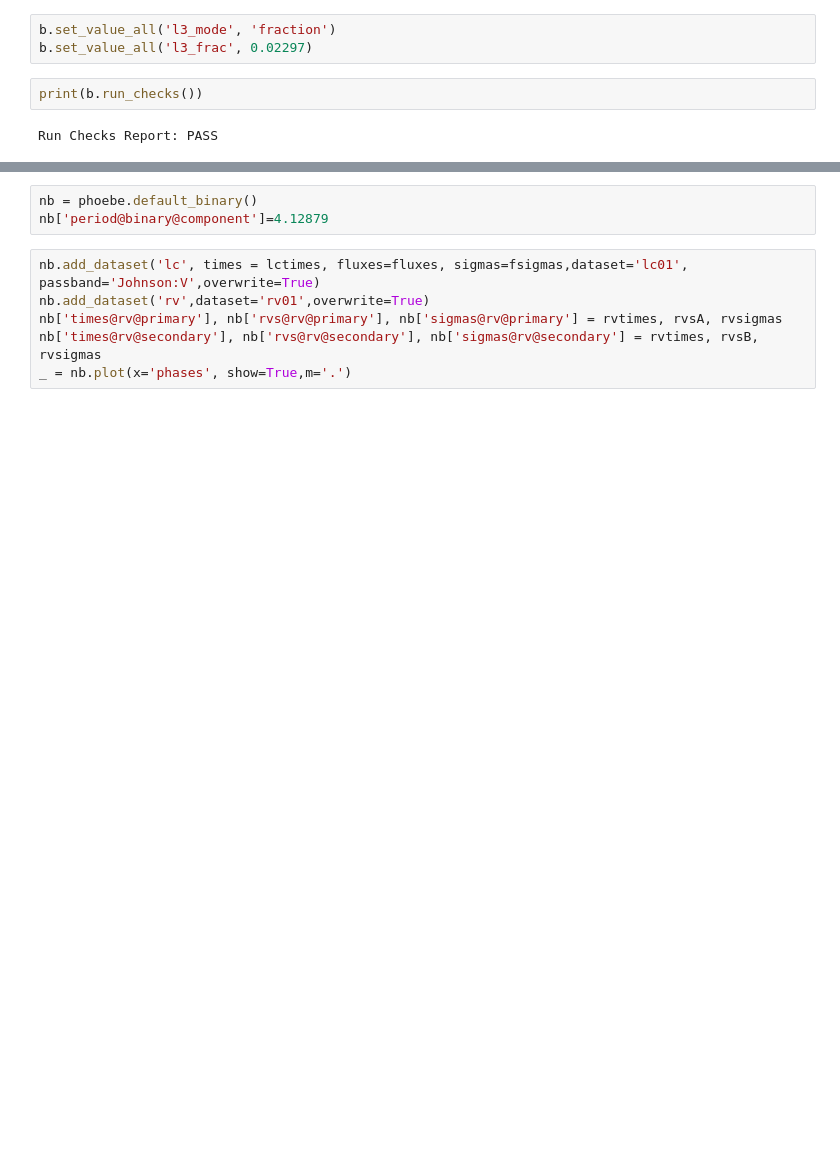
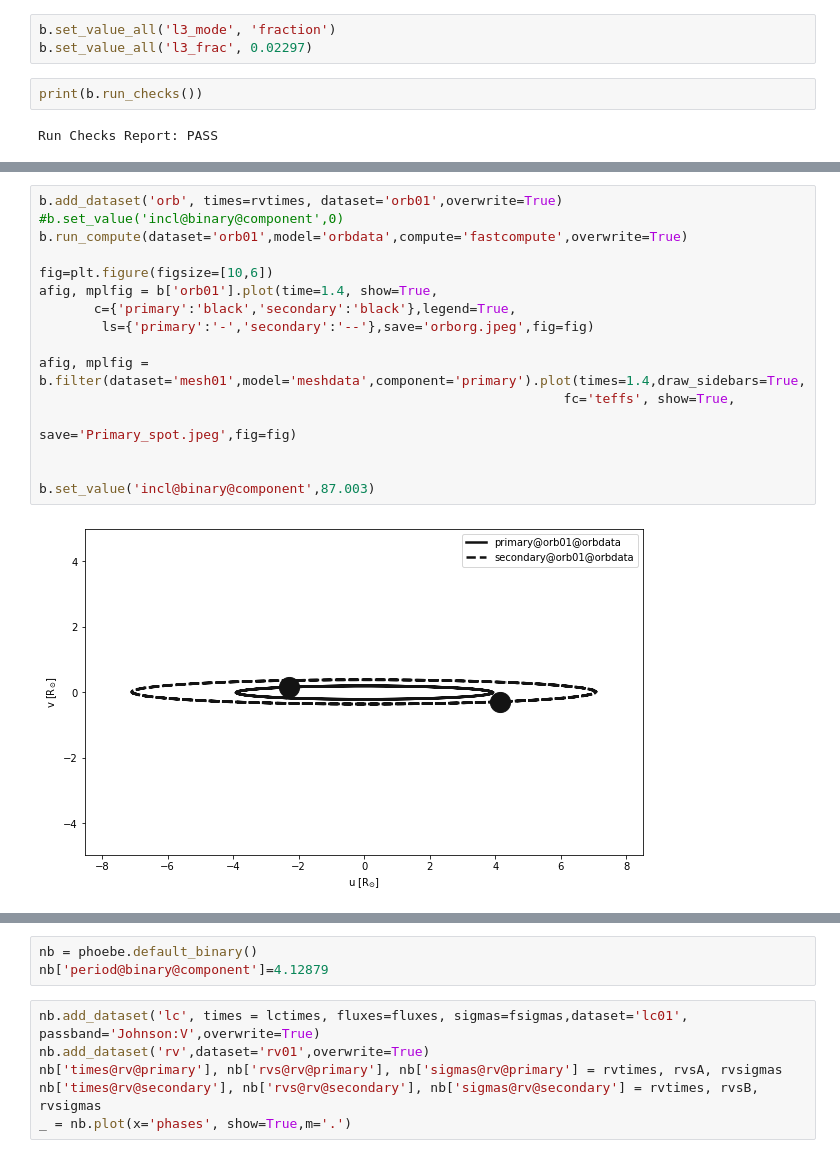
Before and after one commit to Vysakh13579/FITTING_BINARIES, a Jupyter notebook: dataSYN.ipynb, the cells around one changed output, grey strips where cells are left out. Cells and saved outputs as stored; diff of their text form; blank space fills up the shorter version.

```diff
--- a/dataSYN.ipynb
+++ b/dataSYN.ipynb
@@ -154,0 +171,18 @@ b.plot(x='phases',show=True,legends=True)
+# %%
+b.add_dataset('orb', times=rvtimes, dataset='orb01',overwrite=True)
+#b.set_value('incl@binary@component',0)
+b.run_compute(dataset='orb01',model='orbdata',compute='fastcompute',overwrite=True)
+
+fig=plt.figure(figsize=[10,6])
+afig, mplfig = b['orb01'].plot(time=1.4, show=True,
+       c={'primary':'black','secondary':'black'},legend=True,
+        ls={'primary':'-','secondary':'--'},save='orborg.jpeg',fig=fig)
+
+afig, mplfig = b.filter(dataset='mesh01',model='meshdata',component='primary').plot(times=1.4,draw_sidebars=True,
+                                                                   fc='teffs', show=True,
+                                                                   save='Primary_spot.jpeg',fig=fig)
+
+
+b.set_value('incl@binary@component',87.003)
+# %% [output]
+[figure, added]
```
Also changed, not shown: parts of 16 cells of this notebook, 13 other files.
